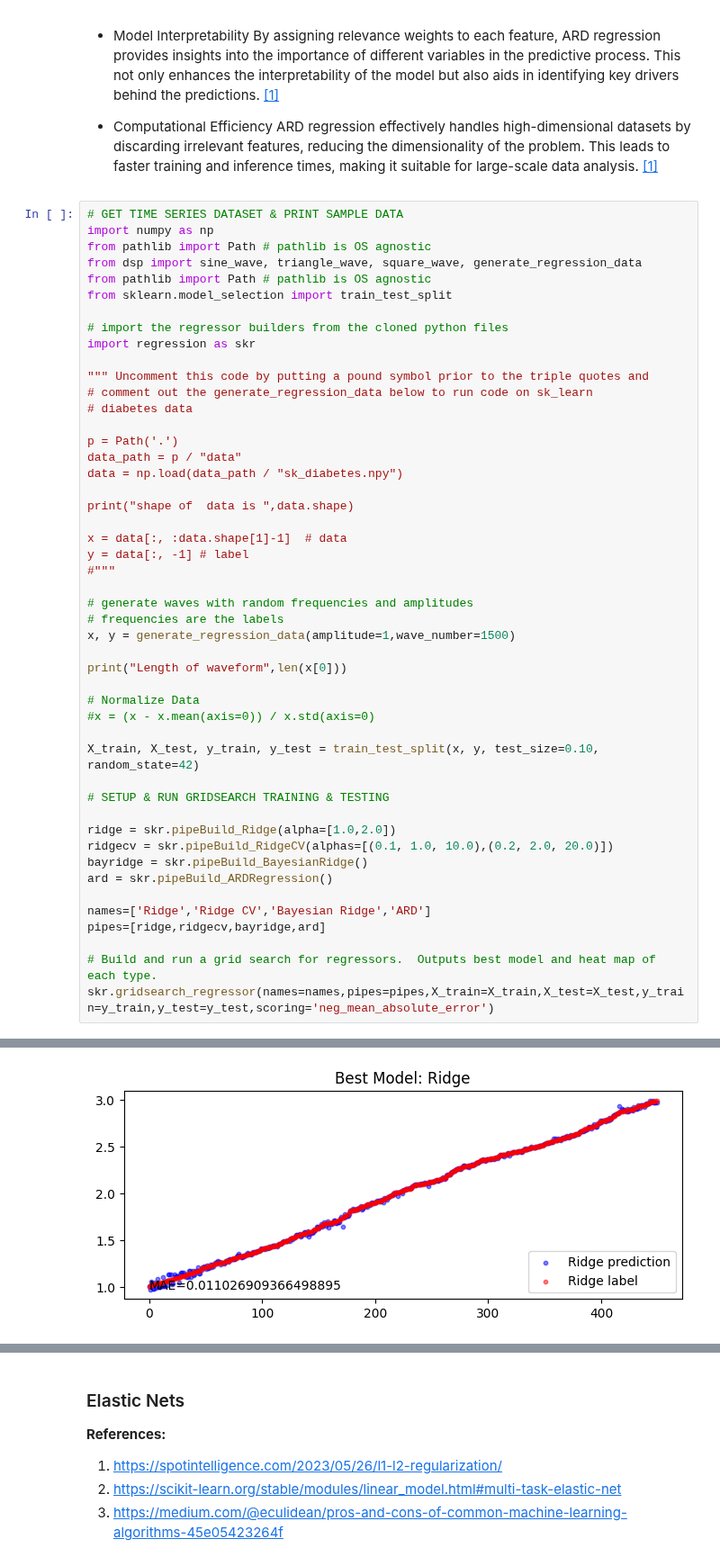
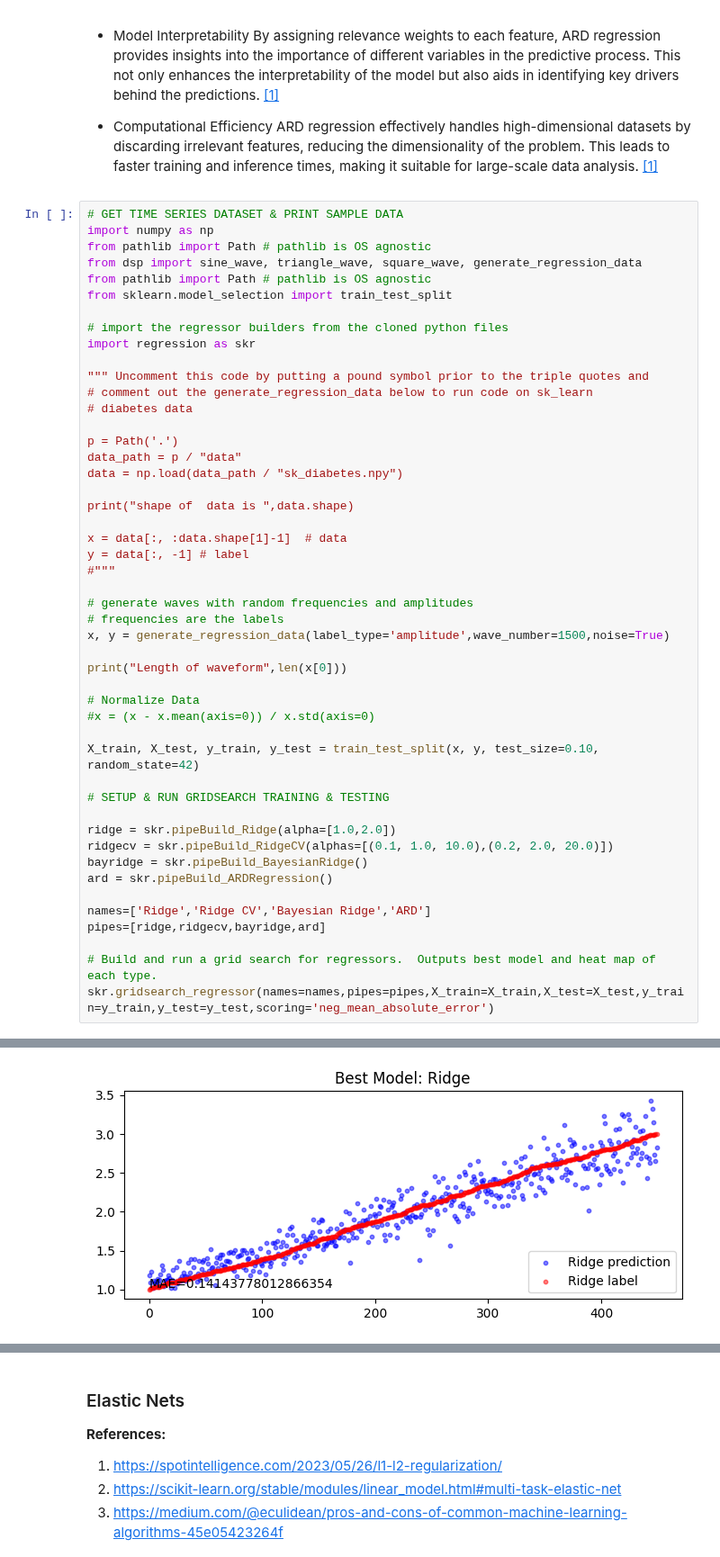
Before and after one commit to wsonguga/SensorAI, a Jupyter notebook: tutorial_regression.ipynb, the cells around one changed output, grey strips where cells are left out. Shown at 90% size. Saved outputs shown, nothing was run; the diff lists cells and outputs as text.

```diff
--- a/tutorial_regression.ipynb
+++ b/tutorial_regression.ipynb
@@ -747,7 +706,7 @@ y = data[:, -1] # label
 
 # generate waves with random frequencies and amplitudes
 # frequencies are the labels
-x, y = generate_regression_data(amplitude=1,wave_number=1500)
+x, y = generate_regression_data(label_type='amplitude',wave_number=1500,noise=True)
 
 print("Length of waveform",len(x[0]))
 
@@ -777,2 +736,2 @@ Best parameter (CV score=-0.014):
-[figure, old version]
+[figure, new version]
 Fitting 5 folds for each of 2 candidates, totalling 10 fits
```
Also changed, not shown: parts of 16 cells of this notebook, 1 other file.
